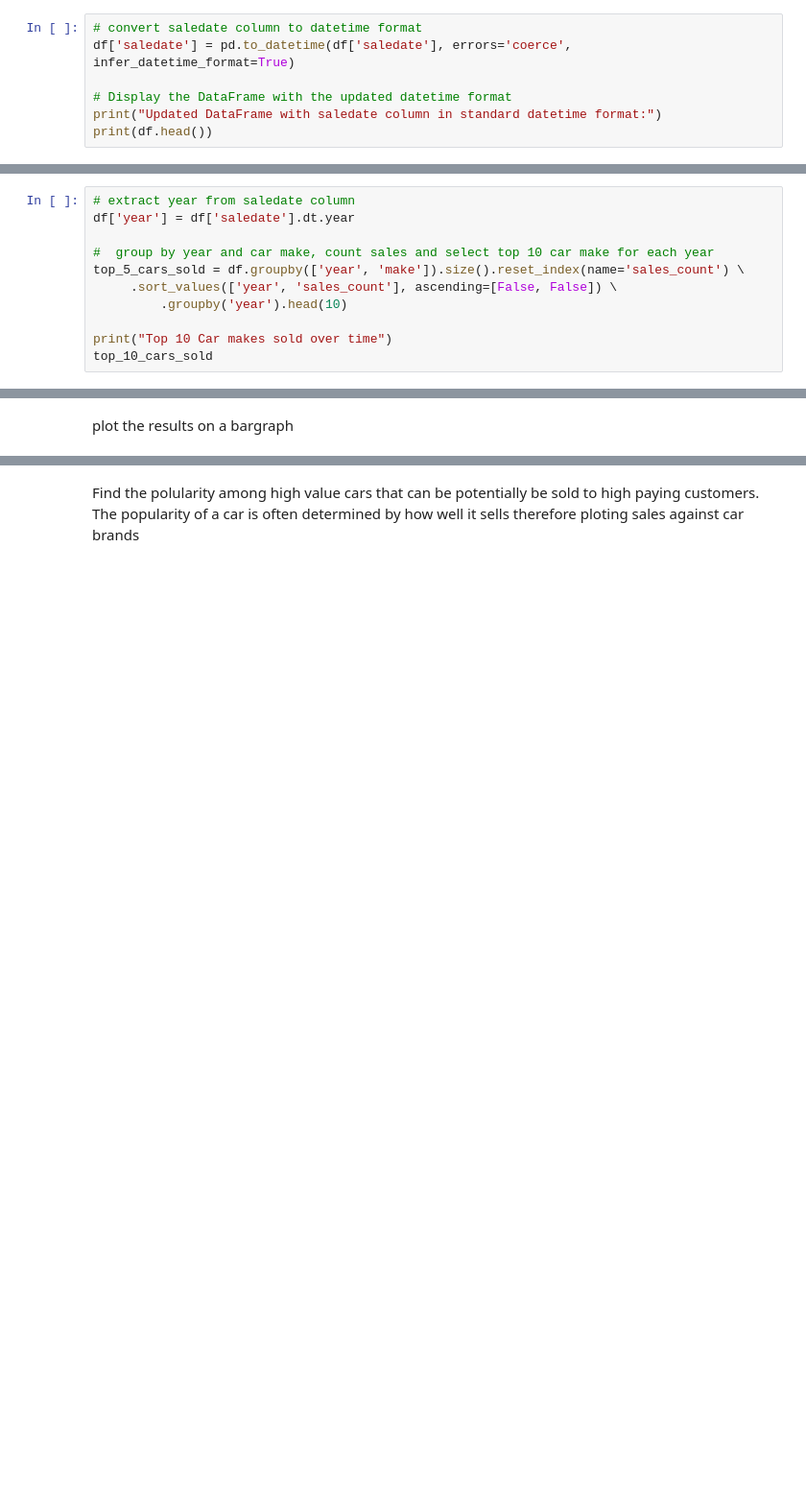
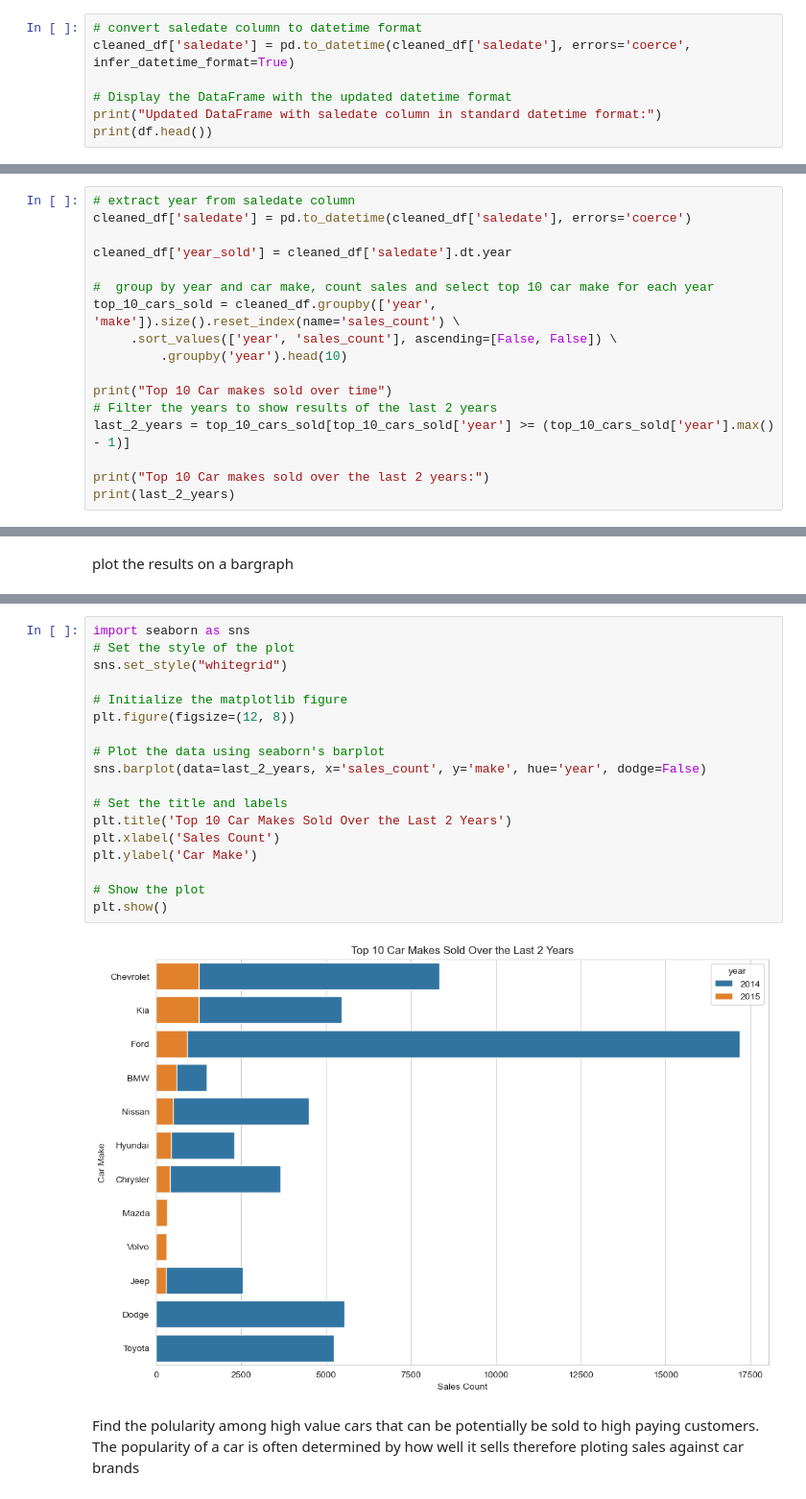
Before and after one commit to SirIan71/dsc-projet-1, a Jupyter notebook: index.ipynb, the cells around one changed output, grey strips where cells are left out. Shown: that part at 96% size. Cells and saved outputs as stored; diff of their text form; blank space fills up the shorter version.

Commit message:
used seaborn to plot

```diff
--- a/index.ipynb
+++ b/index.ipynb
@@ -128,7 +120,7 @@ Finding out the top ten car make brands sold. This will be used to plan inventor
 Changed saledate column to datetime format
 # %%
 # convert saledate column to datetime format
-df['saledate'] = pd.to_datetime(df['saledate'], errors='coerce', infer_datetime_format=True)
+cleaned_df['saledate'] = pd.to_datetime(cleaned_df['saledate'], errors='coerce', infer_datetime_format=True)
 
 # Display the DataFrame with the updated datetime format
 print("Updated DataFrame with saledate column in standard datetime format:")
@@ -154,12 +151,18 @@ Updated DataFrame with saledate column in standard datetime format:
 # %%
 # extract year from saledate column
-df['year'] = df['saledate'].dt.year
+cleaned_df['saledate'] = pd.to_datetime(cleaned_df['saledate'], errors='coerce')
+
+cleaned_df['year_sold'] = cleaned_df['saledate'].dt.year
 
 #  group by year and car make, count sales and select top 10 car make for each year
-top_5_cars_sold = df.groupby(['year', 'make']).size().reset_index(name='sales_count') \
+top_10_cars_sold = cleaned_df.groupby(['year', 'make']).size().reset_index(name='sales_count') \
      .sort_values(['year', 'sales_count'], ascending=[False, False]) \
          .groupby('year').head(10)
 
 print("Top 10 Car makes sold over time")
-top_10_cars_sold
+# Filter the years to show results of the last 2 years
+last_2_years = top_10_cars_sold[top_10_cars_sold['year'] >= (top_10_cars_sold['year'].max() - 1)]
+
+print("Top 10 Car makes sold over the last 2 years:")
+print(last_2_years)
 # %% [output]
@@ -200,3 +198,23 @@ for year, data in top_10_cars_sold.groupby('year'):
+# %%
+import seaborn as sns
+# Set the style of the plot
+sns.set_style("whitegrid")
+
+# Initialize the matplotlib figure
+plt.figure(figsize=(12, 8))
+
+# Plot the data using seaborn's barplot
+sns.barplot(data=last_2_years, x='sales_count', y='make', hue='year', dodge=False)
+
+# Set the title and labels
+plt.title('Top 10 Car Makes Sold Over the Last 2 Years')
+plt.xlabel('Sales Count')
+plt.ylabel('Car Make')
+
+# Show the plot
+plt.show()
+# %% [output]
+[figure, added]
 # %% [markdown]
 Find the polularity among high value cars that can be potentially be sold to high paying customers.
 The popularity of a car is often determined by how well it sells therefore ploting sales against car brands
```
Also changed, not shown: parts of 5 cells of this notebook.
